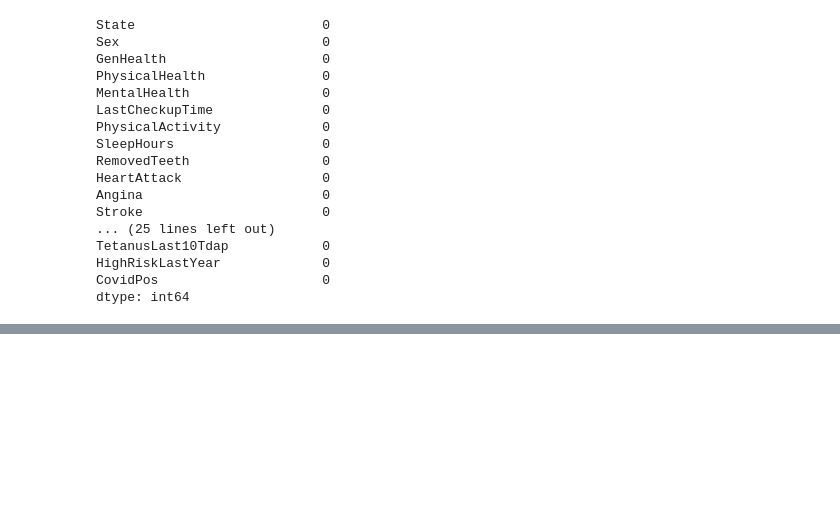
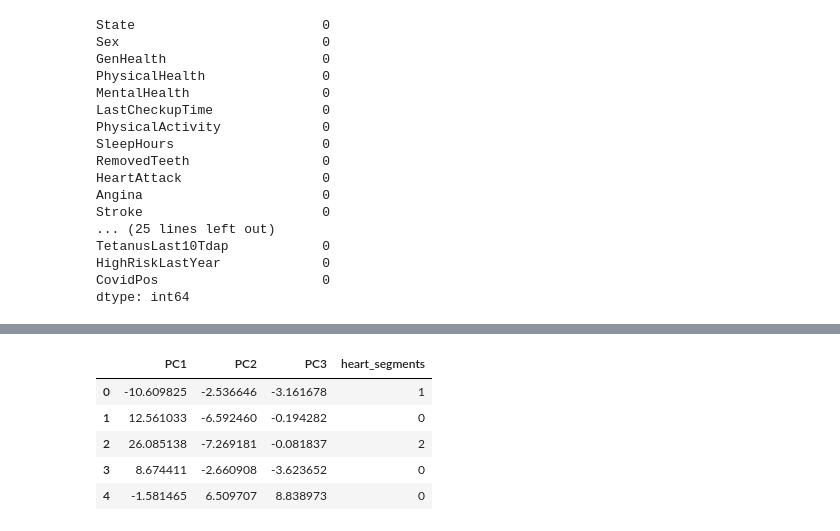
Before and after one commit to hatkiet/Project_4, a Jupyter notebook: Heart_Attack_ML_3_MH.ipynb, the cells around one changed output, grey strips where cells are left out. Drawn from its saved outputs; the diff is of its cells as text; code cells hidden in the pictures; blank space fills up the shorter version.

```diff
--- a/Heart_Attack_ML_3_MH.ipynb
+++ b/Heart_Attack_ML_3_MH.ipynb
@@ -147,0 +209,6 @@ dtype: int64
+# %%
+# Create the PCA DataFrame
+pca_df = pd.DataFrame(df1_transformed, columns=['PC1', 'PC2', 'PC3'])
+
+#Review the PCA DataFrame
+pca_df.head()
@@ -147,0 +222,20 @@ dtype: int64
+# %%
+!pip install hvplot
+import hvplot.pandas
+
+# Create a list to store inertia values and the values of k
+inertia = []
+k = list(range(1, 11))
+
+# Apppend the value of the computed intertia from the 'inertia_' attribute of the KMeans model instance
+for i in k:
+    km = KMeans(n_clusters=i, random_state=0)
+    km.fit(pca_df)
+    inertia.append(km.inertia_)
+
+# Define a DataFrame to hold the values for k and the corresponding inertia
+elbow_data = {'k': k, 'inertia': inertia}
+df_elbow = pd.DataFrame(elbow_data)
+
+# Review the DataFrame
+df_elbow.head()
@@ -147,0 +289,25 @@ dtype: int64
+# %%
+# Define the model with 3 clusters
+model = KMeans(n_clusters=3, random_state=0)
+
+# Fit the model
+model.fit(pca_df)
+
+# Predict clusters
+k_3 = model.predict(pca_df)
+
+# Create a copy of the PCA DataFrame
+pca_df_predictions = pca_df.copy()
+
+# Add the predicted class columns
+pca_df_predictions['heart_segments'] = k_3
+
+# Review the DataFrame
+pca_df_predictions.head()
+# %% [output]
+|  | PC1 | PC2 | PC3 | heart_segments |
+| 0 | -10.609825 | -2.536646 | -3.161678 | 1 |
+| 1 | 12.561033 | -6.592460 | -0.194282 | 0 |
+| 2 | 26.085138 | -7.269181 | -0.081837 | 2 |
+| 3 | 8.674411 | -2.660908 | -3.623652 | 0 |
+| 4 | -1.581465 | 6.509707 | 8.838973 | 0 |
```
Also changed, not shown: parts of 11 cells of this notebook.
